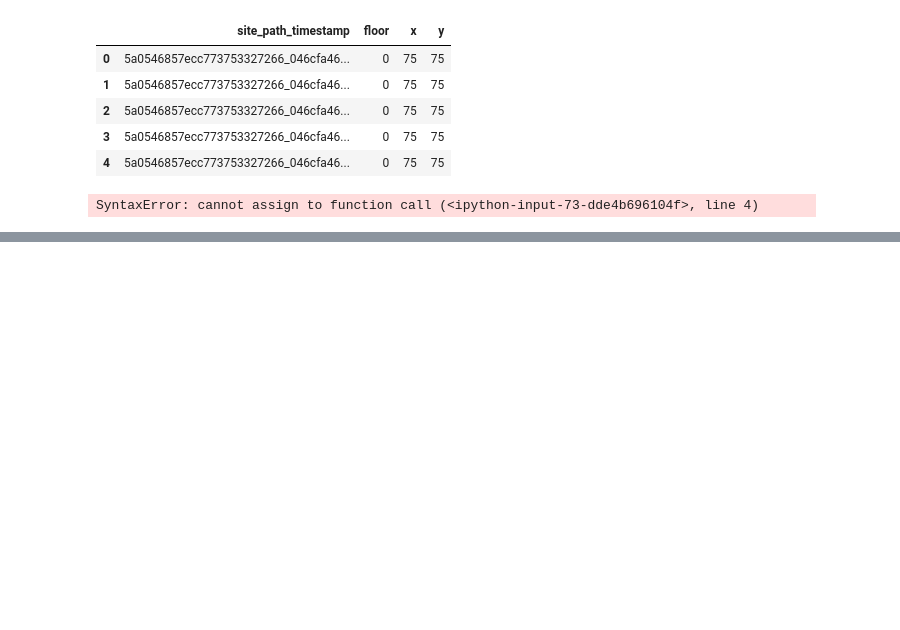
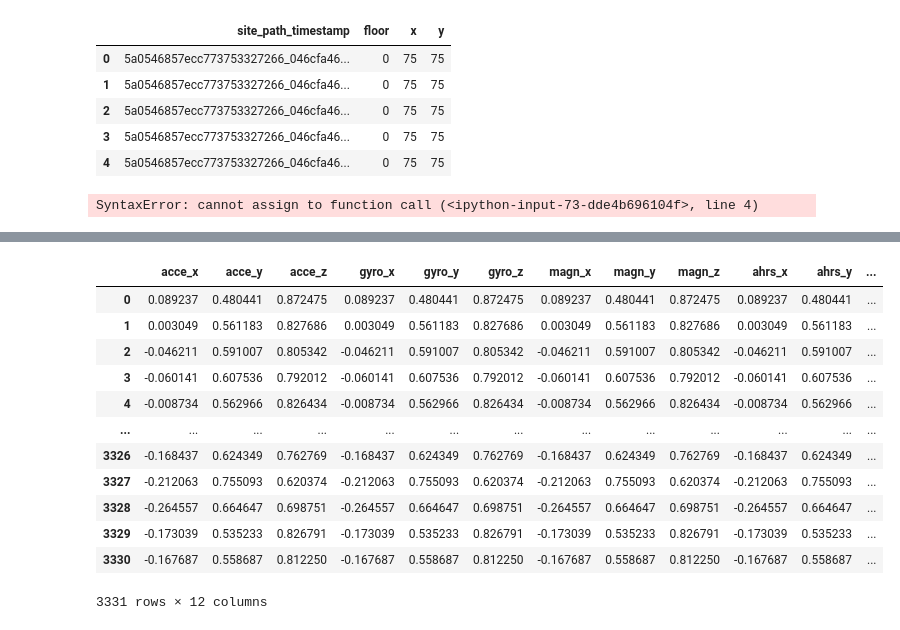
Before and after one commit to WenjunJiang/IndoorLocationNavigation, a Jupyter notebook: IndoorLocationNavigation-Latest.ipynb, the cells around one changed output, grey strips where cells are left out. Saved outputs shown, nothing was run; the diff lists cells and outputs as text; code cells hidden in the pictures; blank space fills up the shorter version.

```diff
--- a/IndoorLocationNavigation-Latest.ipynb
+++ b/IndoorLocationNavigation-Latest.ipynb
@@ -10,6 +10,7 @@ isLocal = (abc[0].find('anooshhari') != 0)
 if isLocal:
     base_directory = "/Users/anooshhari/Documents/Anoosh/Masters/Spring 21/Classes/6100 - BigData Analytics for C/Project/indoor-location-navigation"
     base_git = base_directory
+    test_directory = "/Users/anooshhari/Documents/Anoosh/Masters/Spring 21/Classes/6100 - BigData Analytics for C/Project/indoor-location-navigation/test"
 else:
     base_directory = "/kaggle/input/indoor-location-navigation/"
     base_git = "/kaggle/working/"
@@ -342,0 +411,3 @@ submission_data.head()
+# %%
+output_onefile = transform_file_to_dataframe(['046cfa46be49fc10834815c6.txt'])
+# testing123 = pd.DataFrame(columns=['file_name', 'file_data'])
@@ -342,0 +432,16 @@ submission_data.head()
+# %%
+output_onefile
+# %% [output]
+|  | acce_x | acce_y | acce_z | gyro_x | gyro_y | gyro_z | magn_x | magn_y | magn_z | ahrs_x | ahrs_y | ... |
+| 0 | 0.089237 | 0.480441 | 0.872475 | 0.089237 | 0.480441 | 0.872475 | 0.089237 | 0.480441 | 0.872475 | 0.089237 | 0.480441 | ... |
+| 1 | 0.003049 | 0.561183 | 0.827686 | 0.003049 | 0.561183 | 0.827686 | 0.003049 | 0.561183 | 0.827686 | 0.003049 | 0.561183 | ... |
+| 2 | -0.046211 | 0.591007 | 0.805342 | -0.046211 | 0.591007 | 0.805342 | -0.046211 | 0.591007 | 0.805342 | -0.046211 | 0.591007 | ... |
+| 3 | -0.060141 | 0.607536 | 0.792012 | -0.060141 | 0.607536 | 0.792012 | -0.060141 | 0.607536 | 0.792012 | -0.060141 | 0.607536 | ... |
+| 4 | -0.008734 | 0.562966 | 0.826434 | -0.008734 | 0.562966 | 0.826434 | -0.008734 | 0.562966 | 0.826434 | -0.008734 | 0.562966 | ... |
+| ... | ... | ... | ... | ... | ... | ... | ... | ... | ... | ... | ... | ... |
+| 3326 | -0.168437 | 0.624349 | 0.762769 | -0.168437 | 0.624349 | 0.762769 | -0.168437 | 0.624349 | 0.762769 | -0.168437 | 0.624349 | ... |
+| 3327 | -0.212063 | 0.755093 | 0.620374 | -0.212063 | 0.755093 | 0.620374 | -0.212063 | 0.755093 | 0.620374 | -0.212063 | 0.755093 | ... |
+| 3328 | -0.264557 | 0.664647 | 0.698751 | -0.264557 | 0.664647 | 0.698751 | -0.264557 | 0.664647 | 0.698751 | -0.264557 | 0.664647 | ... |
+| 3329 | -0.173039 | 0.535233 | 0.826791 | -0.173039 | 0.535233 | 0.826791 | -0.173039 | 0.535233 | 0.826791 | -0.173039 | 0.535233 | ... |
+| 3330 | -0.167687 | 0.558687 | 0.812250 | -0.167687 | 0.558687 | 0.812250 | -0.167687 | 0.558687 | 0.812250 | -0.167687 | 0.558687 | ... |
+3331 rows × 12 columns
```
Also changed, not shown: parts of 26 cells of this notebook, 3 other files.
